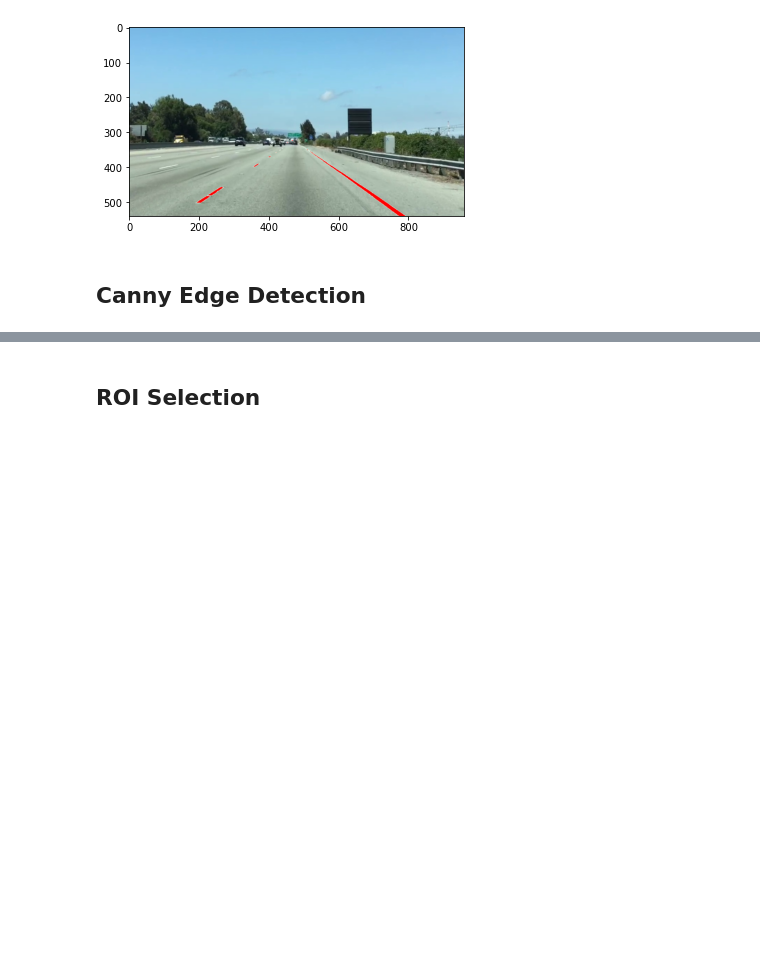
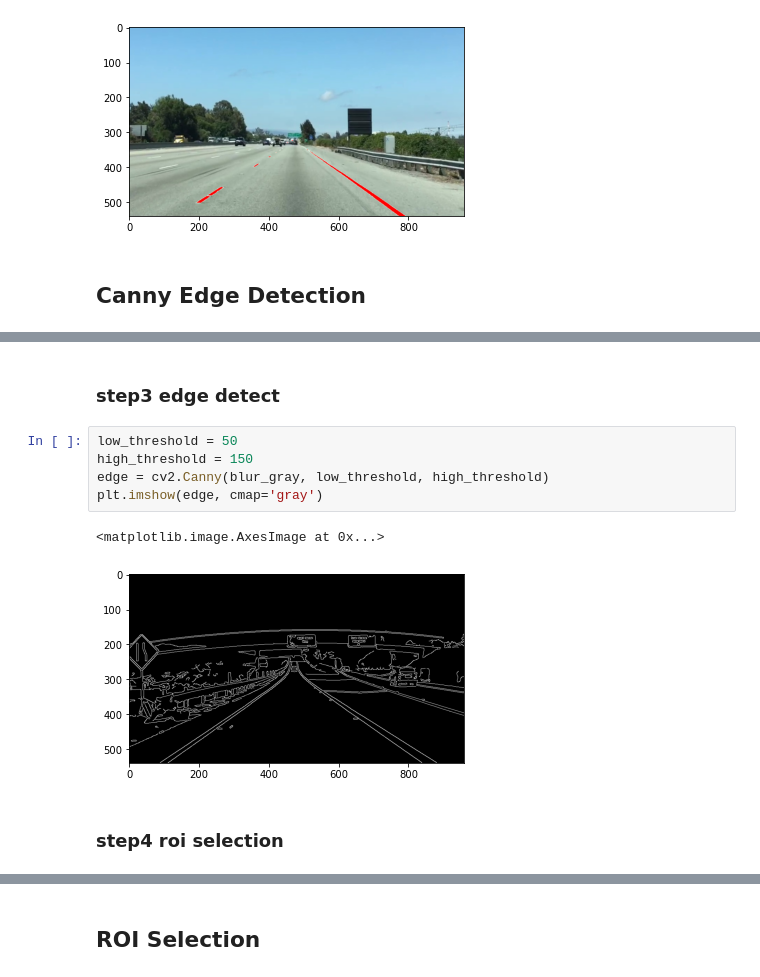
Before and after one commit to luxetverit/ai-bootcamp, a Jupyter notebook: Computer Vision/Computer Vision Day 4 - Lane Finding.ipynb, the cells around one changed output, grey strips where cells are left out. Drawn from its saved outputs; the diff is of its cells as text; blank space fills up the shorter version.

```diff
--- a/Computer Vision/Computer Vision Day 4 - Lane Finding.ipynb
+++ b/Computer Vision/Computer Vision Day 4 - Lane Finding.ipynb
@@ -96,0 +121,12 @@ plt.imshow(lane_select)
+# %% [markdown]
+### step3 edge detect
+# %%
+low_threshold = 50
+high_threshold = 150
+edge = cv2.Canny(blur_gray, low_threshold, high_threshold)
+plt.imshow(edge, cmap='gray')
+# %% [output]
+<matplotlib.image.AxesImage at 0x...>
+[figure, added]
+# %% [markdown]
+### step4 roi selection
```
Also changed, not shown: parts of 11 cells of this notebook, 2 other files.
